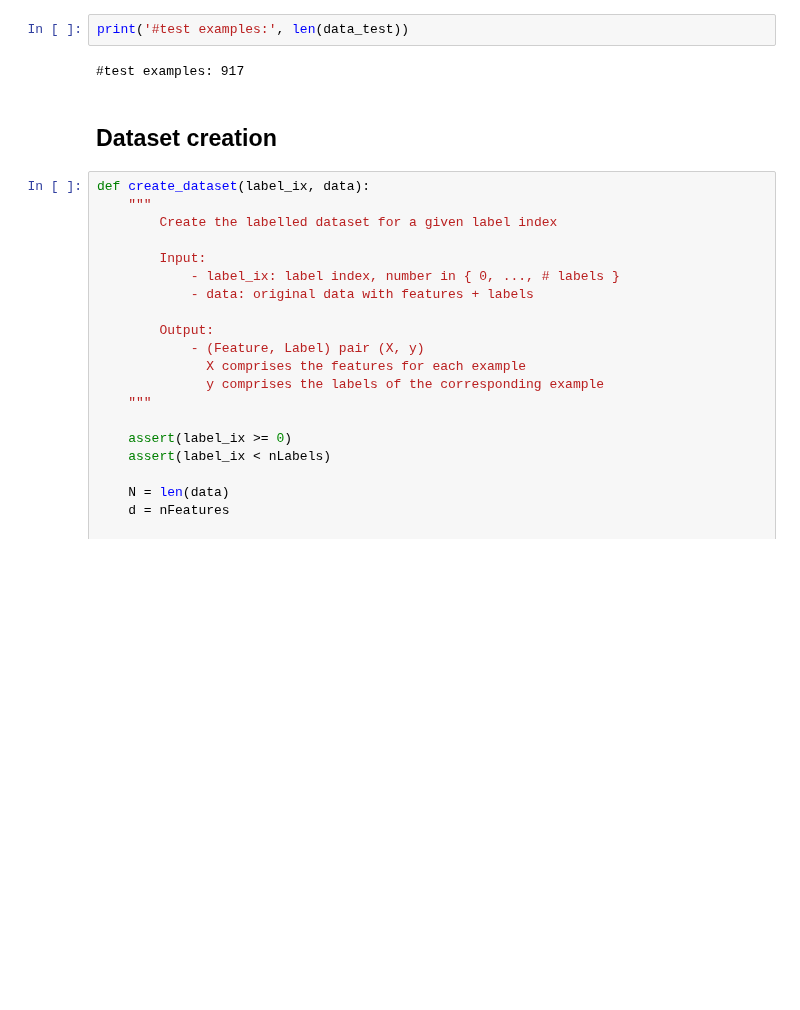
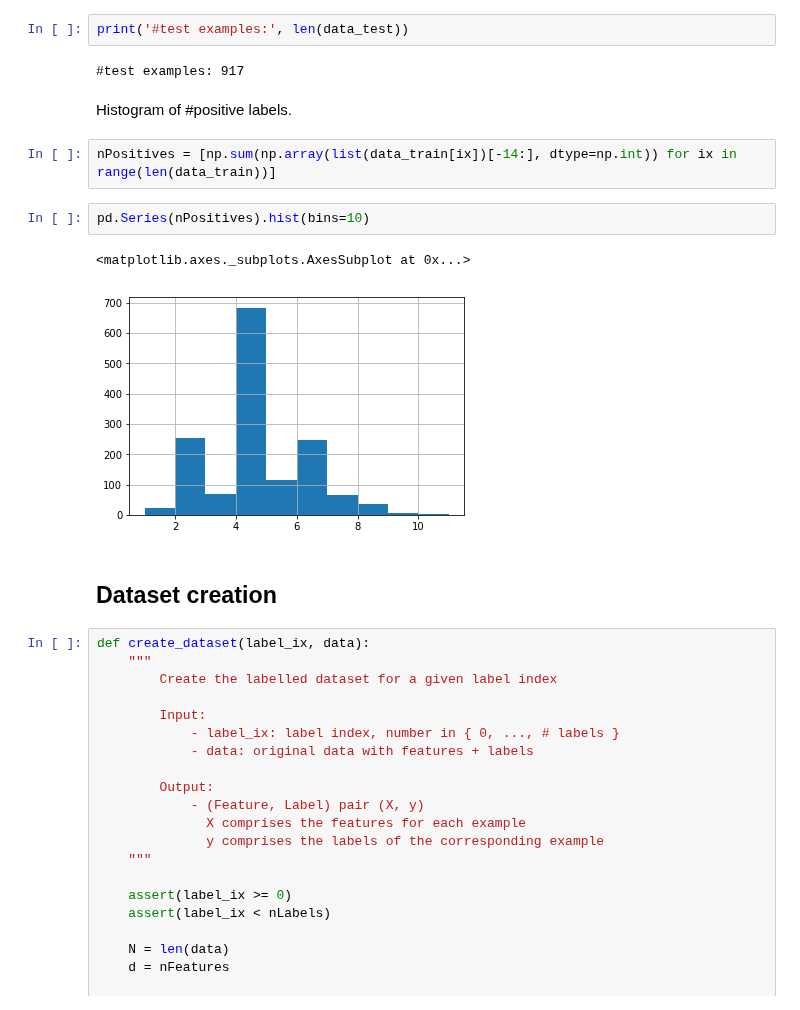
Before and after one commit to chengsoonong/digbeta, a Jupyter notebook: dchen/music/multilabel_example.ipynb, the cells around one changed output. Drawn from its saved outputs; the diff is of its cells as text; blank space fills up the shorter version.

```diff
--- a/dchen/music/multilabel_example.ipynb
+++ b/dchen/music/multilabel_example.ipynb
@@ -61,6 +65,15 @@ print('#training examples:', len(data_train))
 print('#test examples:', len(data_test))
 # %% [output]
 #test examples: 917
+# %% [markdown]
+Histogram of #positive labels.
+# %%
+nPositives = [np.sum(np.array(list(data_train[ix])[-14:], dtype=np.int)) for ix in range(len(data_train))]
+# %%
+pd.Series(nPositives).hist(bins=10)
+# %% [output]
+<matplotlib.axes._subplots.AxesSubplot at 0x...>
+[figure, added]
 # %% [markdown]
 ## Dataset creation
 # %%
```
Also changed, not shown: parts of 34 cells of this notebook.
